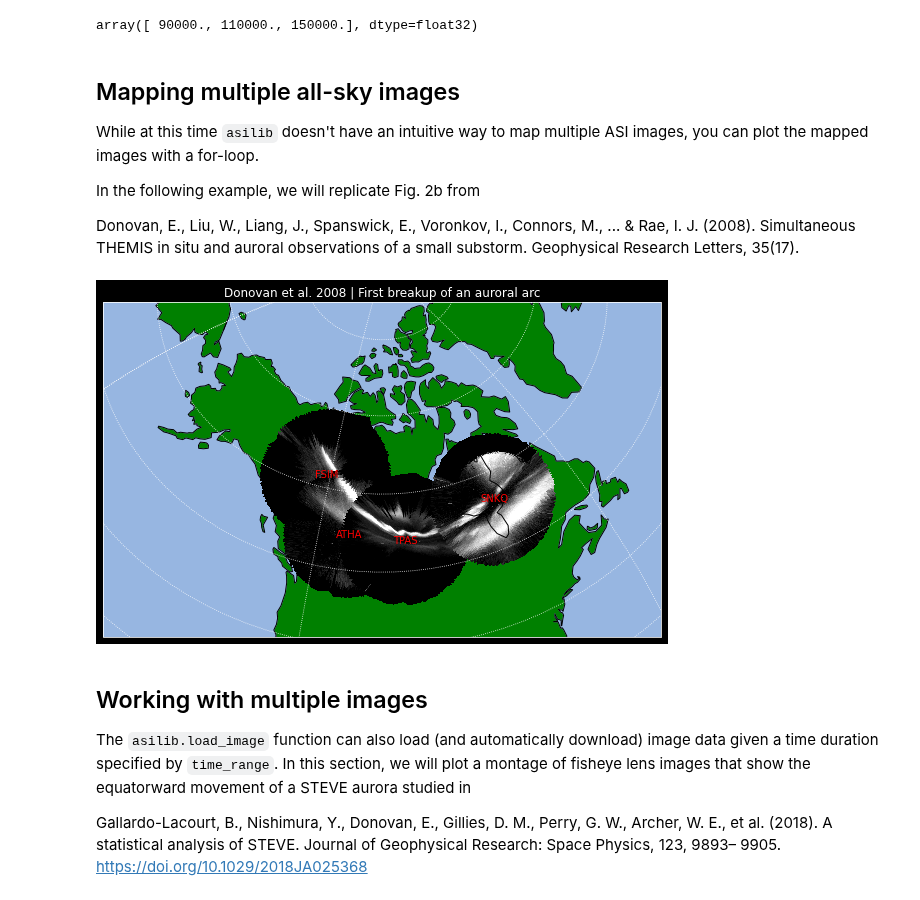
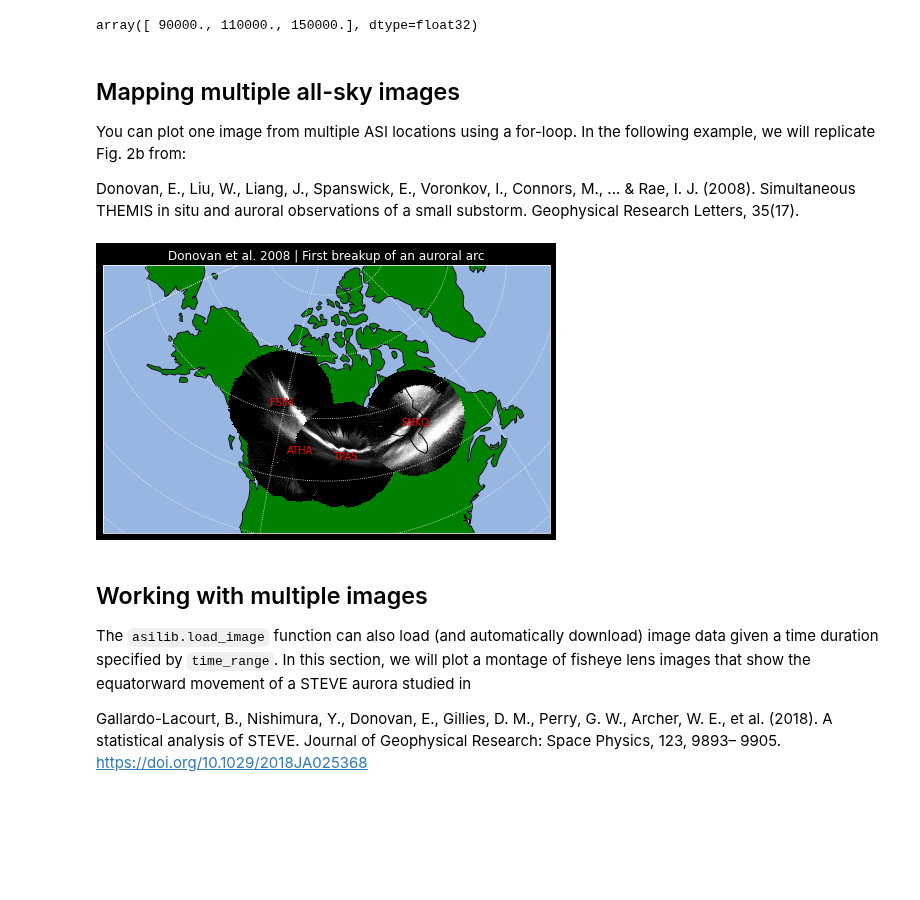
Before and after one commit to mshumko/asilib, a Jupyter notebook: docs/tutorial.ipynb, the cells around one changed output. Cells and saved outputs as stored; diff of their text form; code cells hidden in the pictures; blank space fills up the shorter version.

```diff
--- a/docs/tutorial.ipynb
+++ b/docs/tutorial.ipynb
@@ -146,39 +130,26 @@ array([ 90000., 110000., 150000.], dtype=float32)
 # %% [markdown]
 ## Mapping multiple all-sky images
 
-While at this time `asilib` doesn't have an intuitive way to map multiple ASI images, you can plot the mapped images with a for-loop.
-
-In the following example, we will replicate Fig. 2b from
+You can plot one image from multiple ASI locations using a for-loop. In the following example, we will replicate Fig. 2b from:
 
 Donovan, E., Liu, W., Liang, J., Spanswick, E., Voronkov, I., Connors, M., ... & Rae, I. J. (2008). Simultaneous THEMIS in situ and auroral observations of a small substorm. Geophysical Research Letters, 35(17).
 # %%
 # ASI parameters
 time = datetime(2007, 3, 13, 5, 8, 45)
 asi_array_code = 'THEMIS'
 location_codes = ['FSIM', 'ATHA', 'TPAS', 'SNKQ']
 map_alt = 110
 min_elevation = 2
 
-# Create a map subplot.
-fig = plt.figure(figsize=(10, 7))
-plot_extent = [-160, -52, 40, 82]
-central_lon = np.mean(plot_extent[:2])
-central_lat = np.mean(plot_extent[2:])
-projection = ccrs.Orthographic(central_lon, central_lat)
-bx = fig.add_subplot(1, 1, 1, projection=projection)
-bx.set_extent(plot_extent, crs=ccrs.PlateCarree())
-bx.add_feature(cfeature.LAND, color='green')
-bx.add_feature(cfeature.OCEAN)
-bx.add_feature(cfeature.COASTLINE)
-bx.gridlines(linestyle=':')
+bx = asilib.create_cartopy_map(map_style='green', lon_bounds=(-160, -52), lat_bounds=(40, 82))
 
 for location_code in location_codes:
     asilib.plot_map(asi_array_code, location_code, time, map_alt, ax=bx,
         min_elevation=min_elevation)
 
 bx.set_title('Donovan et al. 2008 | First breakup of an auroral arc');
 # %% [output]
-[figure, old version]
+[figure, new version]
 # %% [markdown]
 ## Working with multiple images
 
```
Also changed, not shown: parts of 6 cells of this notebook.
